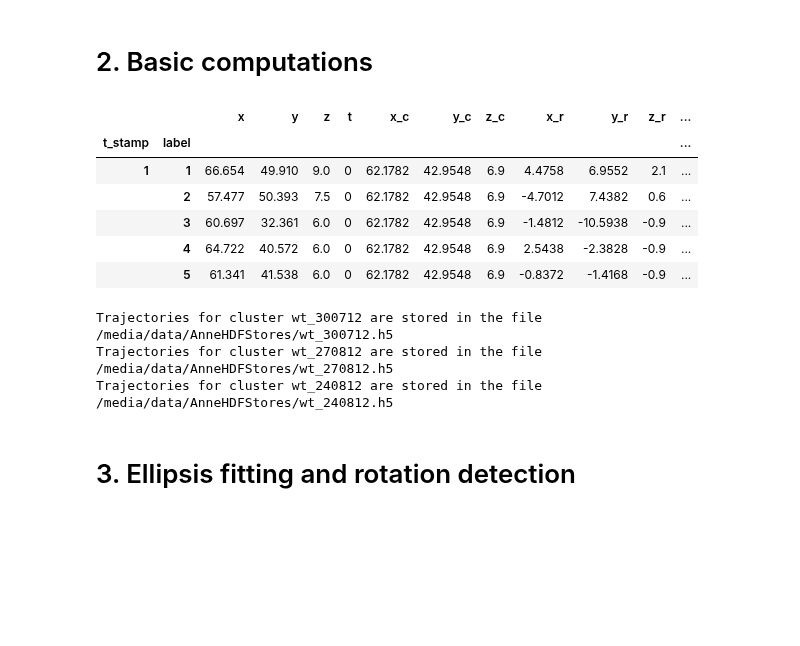
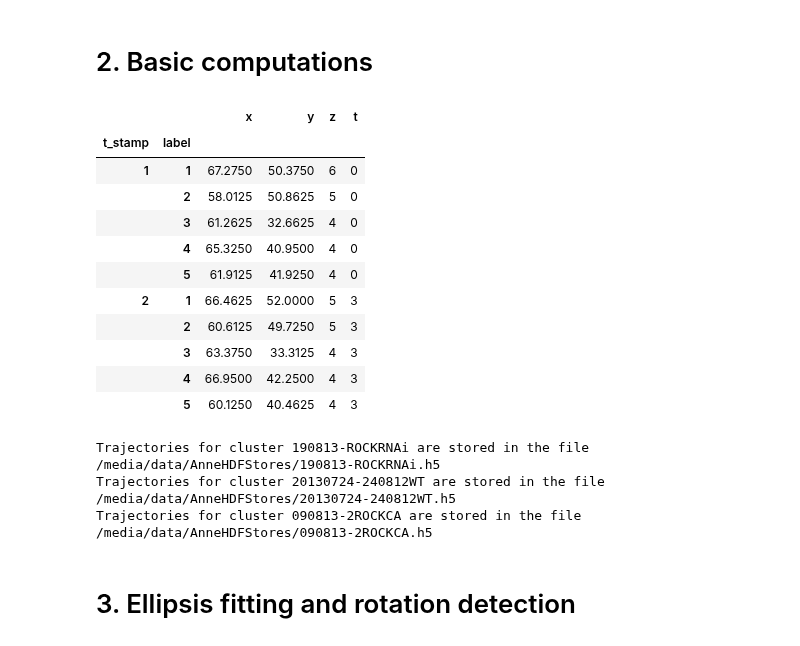
Before and after one commit to glyg/cell-tracker, a Jupyter notebook: notebooks/Multiple movies.ipynb, the cells around one changed output. Saved outputs shown, nothing was run; the diff lists cells and outputs as text; code cells hidden in the pictures; blank space fills up the shorter version.

```diff
--- a/notebooks/Multiple movies.ipynb
+++ b/notebooks/Multiple movies.ipynb
@@ -53,28 +57,33 @@ for cluster in clusters.values():
 # %%
-clusters['wt_240812'].trajs.head()
+clusters['20130724-240812WT'].trajs.head(10)
 # %% [output]
-|  |  | x | y | z | t | x_c | y_c | z_c | x_r | y_r | z_r | ... |
-| t_stamp | label |  |  |  |  |  |  |  |  |  |  | ... |
-| 1 | 1 | 66.654 | 49.910 | 9.0 | 0 | 62.1782 | 42.9548 | 6.9 | 4.4758 | 6.9552 | 2.1 | ... |
-|  | 2 | 57.477 | 50.393 | 7.5 | 0 | 62.1782 | 42.9548 | 6.9 | -4.7012 | 7.4382 | 0.6 | ... |
-|  | 3 | 60.697 | 32.361 | 6.0 | 0 | 62.1782 | 42.9548 | 6.9 | -1.4812 | -10.5938 | -0.9 | ... |
-|  | 4 | 64.722 | 40.572 | 6.0 | 0 | 62.1782 | 42.9548 | 6.9 | 2.5438 | -2.3828 | -0.9 | ... |
-|  | 5 | 61.341 | 41.538 | 6.0 | 0 | 62.1782 | 42.9548 | 6.9 | -0.8372 | -1.4168 | -0.9 | ... |
+|  |  | x | y | z | t |
+| t_stamp | label |  |  |  |  |
+| 1 | 1 | 67.2750 | 50.3750 | 6 | 0 |
+|  | 2 | 58.0125 | 50.8625 | 5 | 0 |
+|  | 3 | 61.2625 | 32.6625 | 4 | 0 |
+|  | 4 | 65.3250 | 40.9500 | 4 | 0 |
+|  | 5 | 61.9125 | 41.9250 | 4 | 0 |
+| 2 | 1 | 66.4625 | 52.0000 | 5 | 3 |
+|  | 2 | 60.6125 | 49.7250 | 5 | 3 |
+|  | 3 | 63.3750 | 33.3125 | 4 | 3 |
+|  | 4 | 66.9500 | 42.2500 | 4 | 3 |
+|  | 5 | 60.1250 | 40.4625 | 4 | 3 |
 # %%
 for name, cluster in clusters.items():
     if not cluster.was_scaled:
         cluster.scale_pix_to_physical()
     ### Computes the position of the nuclei with respect to the cluster center
-    cluster.get_center(smooth=0)
+    cluster.get_center(smooth=10, reset=True)
     ### Computes the angle of the nuclei with respect to the cluster center
     cluster.cumulative_angle()
     ### Save the trajectories to the .h5 file
     cluster.save_trajs()
     print('''Trajectories for cluster {} are stored in the file {}'''.format(name, cluster.oio.store_path))
 # %% [output]
-Trajectories for cluster wt_300712 are stored in the file /media/data/AnneHDFStores/wt_300712.h5
-Trajectories for cluster wt_270812 are stored in the file /media/data/AnneHDFStores/wt_270812.h5
-Trajectories for cluster wt_240812 are stored in the file /media/data/AnneHDFStores/wt_240812.h5
+Trajectories for cluster 190813-ROCKRNAi are stored in the file /media/data/AnneHDFStores/190813-ROCKRNAi.h5
+Trajectories for cluster 20130724-240812WT are stored in the file /media/data/AnneHDFStores/20130724-240812WT.h5
+Trajectories for cluster 090813-2ROCKCA are stored in the file /media/data/AnneHDFStores/090813-2ROCKCA.h5
 # %% [markdown]
 # 3. Ellipsis fitting and rotation detection
 # %%
```
Also changed, not shown: parts of 11 cells of this notebook, 5 other files.
